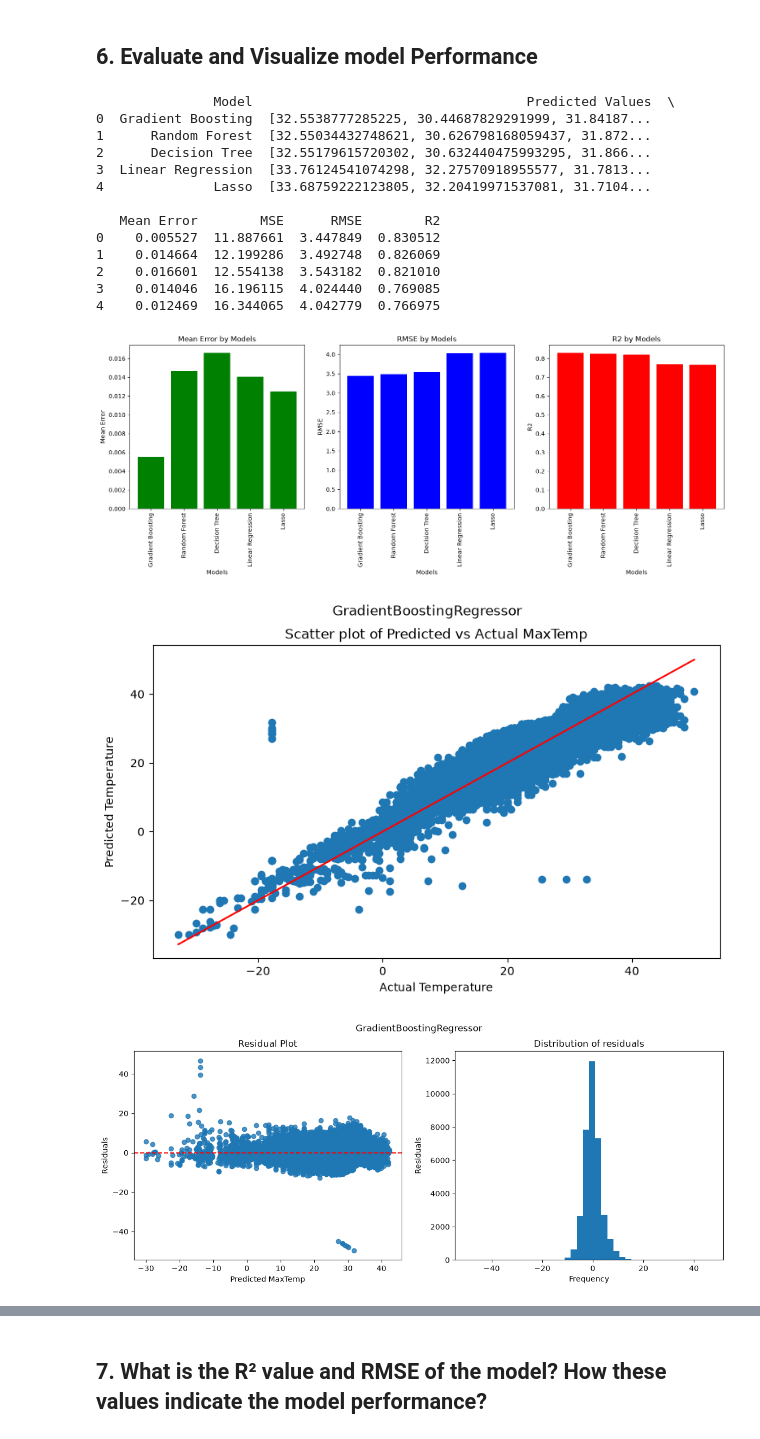
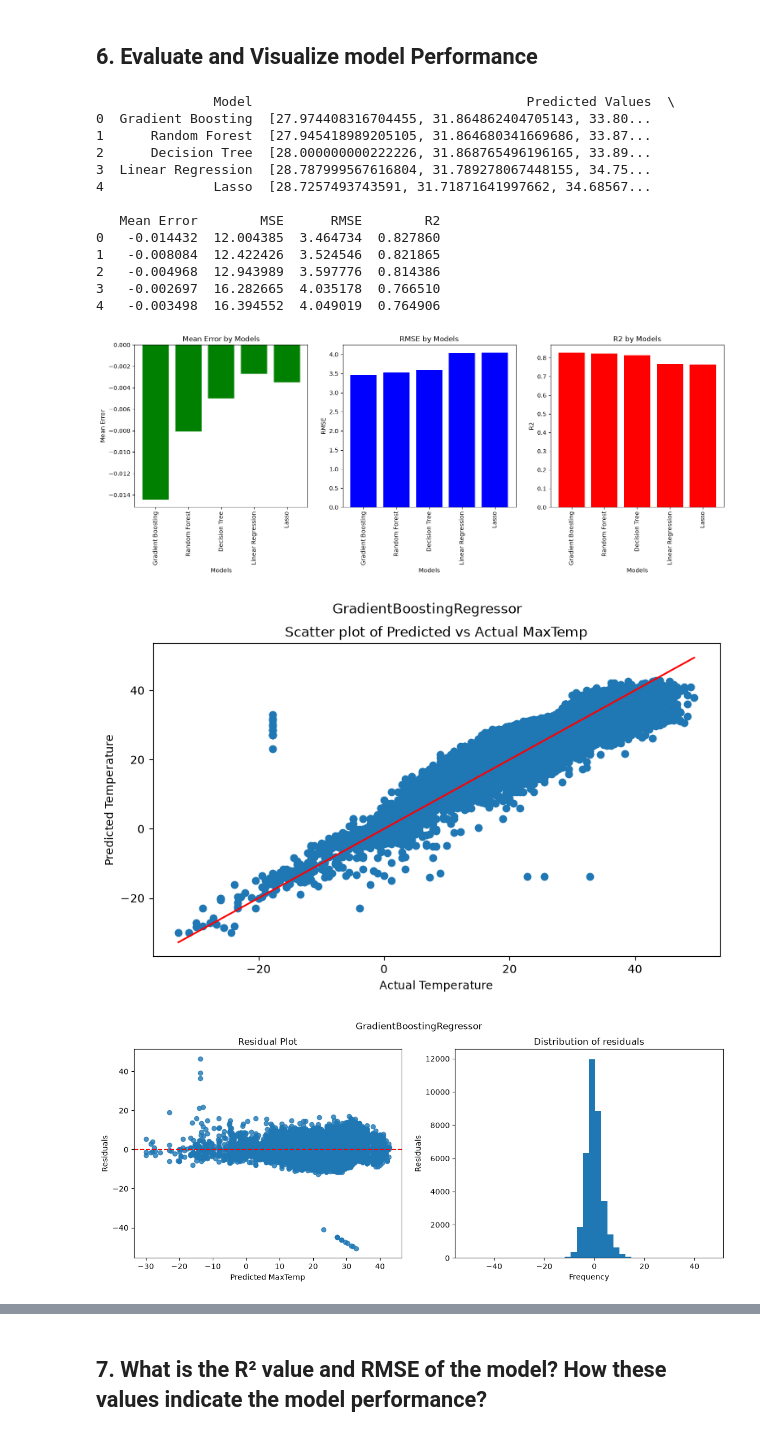
Before and after one commit to mei0912/2026-Phase-2-Data-Science-Mai-Pham, a Jupyter notebook: data-science/2. Machine Learning Project/part2_submission.ipynb, the cells around one changed output, grey strips where cells are left out. Cells and saved outputs as stored; diff of their text form; code cells hidden in the pictures.

```diff
--- a/data-science/2. Machine Learning Project/part2_submission.ipynb
+++ b/data-science/2. Machine Learning Project/part2_submission.ipynb
@@ -65,6 +72,11 @@ Name: SNF, dtype: str
 adjusted_weather_df = weather_df.drop(columns=['SD3', 'RHN', 'RHX', 'RVG', 'FT', 'FTI', 'WTE',
                          'ITH', 'FB', 'PGT', 'WindGustSpd', 'SPD', 'DR', 'SND', 'PoorWeather', 'TSHDSBRSGF',
                          'PRCP', 'SNF', 'MEA', 'MAX', 'MIN', 'YR', 'MO', 'DA'])
+
+## Drop duplicate rows:
+adjusted_weather_df = adjusted_weather_df.drop_duplicates().reset_index(drop=True)
+print("Shape after dropping duplicates:", adjusted_weather_df.shape)
+
 ### Clean dataset:
 ## Convert the Date column to datetime type
 adjusted_weather_df["Date"] = pd.to_datetime(weather_df["Date"])
@@ -224,83 +221,43 @@ print(prediction_df)
 
 
 ### Visualisation:
 ## Measurements of models
 fig, ax = plt.subplots(1, 3, figsize=(18, 5))
 # Mean Error
 ax[0].bar(prediction_df['Model'], prediction_df['Mean Error'], color='green')
 ax[0].set_title("Mean Error by Models")
 ax[0].set_xlabel("Models")
 ax[0].tick_params(axis='x', labelrotation=90)
 ax[0].set_ylabel("Mean Error")
 
 # RMSE
 ax[1].bar(prediction_df['Model'], prediction_df['RMSE'], color='blue')
 ax[1].set_title("RMSE by Models")
 ax[1].set_xlabel("Models")
 ax[1].tick_params(axis='x', labelrotation=90)
 ax[1].set_ylabel("RMSE")
 
 # R2
 ax[2].bar(prediction_df['Model'], prediction_df['R2'], color='red')
 ax[2].set_title("R2 by Models")
 ax[2].set_xlabel("Models")
 ax[2].tick_params(axis='x', labelrotation=90)
 ax[2].set_ylabel("R2")
 plt.show()
-
-
-## Choose GradientBoostingRegressor:
-"""
-Based on the average of error between the predicted MaxTemp and actual MaxTemp, Gradient Boosting Model has the
-lowest value (0.005527) and is considered to be the most suitable model for the data set to predict MaxTemp out of
-5 models.
-"""
-
-## Fit the Gradient Boosting model:
-predicted_value = prediction_df['Predicted Values'][0]
-# Predicted vs Actual MaxTemp:
-plt.subplots(figsize=(9,5))
-plt.scatter(y_test, predicted_value)
-# Get perfect prediction line:
-min_equal_value = min(predicted_value.min(), y_test.min())
-max_equal_value = max(predicted_value.max(), y_test.max())
-prefect_value = [min_equal_value, max_equal_value]
-plt.plot(prefect_value, prefect_value, color="red")
-plt.xlabel("Actual Temperature")
-plt.ylabel("Predicted Temperature")
-plt.title("Scatter plot of Predicted vs Actual MaxTemp")
-plt.suptitle("GradientBoostingRegressor")
-plt.show()
-
-# Residual plot:
-error = y_test - predicted_value
-fig, ax = plt.subplots(1, 2, figsize=(14,5))
-sns.residplot(x=predicted_value, y=error, ax=ax[0])
-ax[0].axhline(y=0, linestyle="--", color="red")
-ax[0].set_xlabel("Predicted MaxTemp")
-ax[0].set_ylabel("Residuals")
-ax[0].set_title("Residual Plot")
-
-ax[1].hist(error, bins=40)
-ax[1].set_xlabel("Frequency")
-ax[1].set_ylabel("Residuals")
-ax[1].set_title("Distribution of residuals")
-plt.suptitle("GradientBoostingRegressor")
-plt.show()
 # %% [output]
                Model                                   Predicted Values  \
-0  Gradient Boosting  [32.5538777285225, 30.44687829291999, 31.84187...
-1      Random Forest  [32.55034432748621, 30.626798168059437, 31.872...
-2      Decision Tree  [32.55179615720302, 30.632440475993295, 31.866...
-3  Linear Regression  [33.76124541074298, 32.27570918955577, 31.7813...
-4              Lasso  [33.68759222123805, 32.20419971537081, 31.7104...
+0  Gradient Boosting  [27.974408316704455, 31.864862404705143, 33.80...
+1      Random Forest  [27.945418989205105, 31.864680341669686, 33.87...
+2      Decision Tree  [28.000000000222226, 31.868765496196165, 33.89...
+3  Linear Regression  [28.787999567616804, 31.789278067448155, 34.75...
+4              Lasso  [28.7257493743591, 31.71871641997662, 34.68567...
 
    Mean Error        MSE      RMSE        R2
-0    0.005527  11.887661  3.447849  0.830512
-1    0.014664  12.199286  3.492748  0.826069
-2    0.016601  12.554138  3.543182  0.821010
-3    0.014046  16.196115  4.024440  0.769085
-4    0.012469  16.344065  4.042779  0.766975
+0   -0.014432  12.004385  3.464734  0.827860
+1   -0.008084  12.422426  3.524546  0.821865
+2   -0.004968  12.943989  3.597776  0.814386
+3   -0.002697  16.282665  4.035178  0.766510
+4   -0.003498  16.394552  4.049019  0.764906
-[figure, old version]
+[figure, new version]
-[figure, old version]
+[figure, new version]
-[figure, old version]
+[figure, new version]
```
Also changed, not shown: parts of 9 cells of this notebook.
